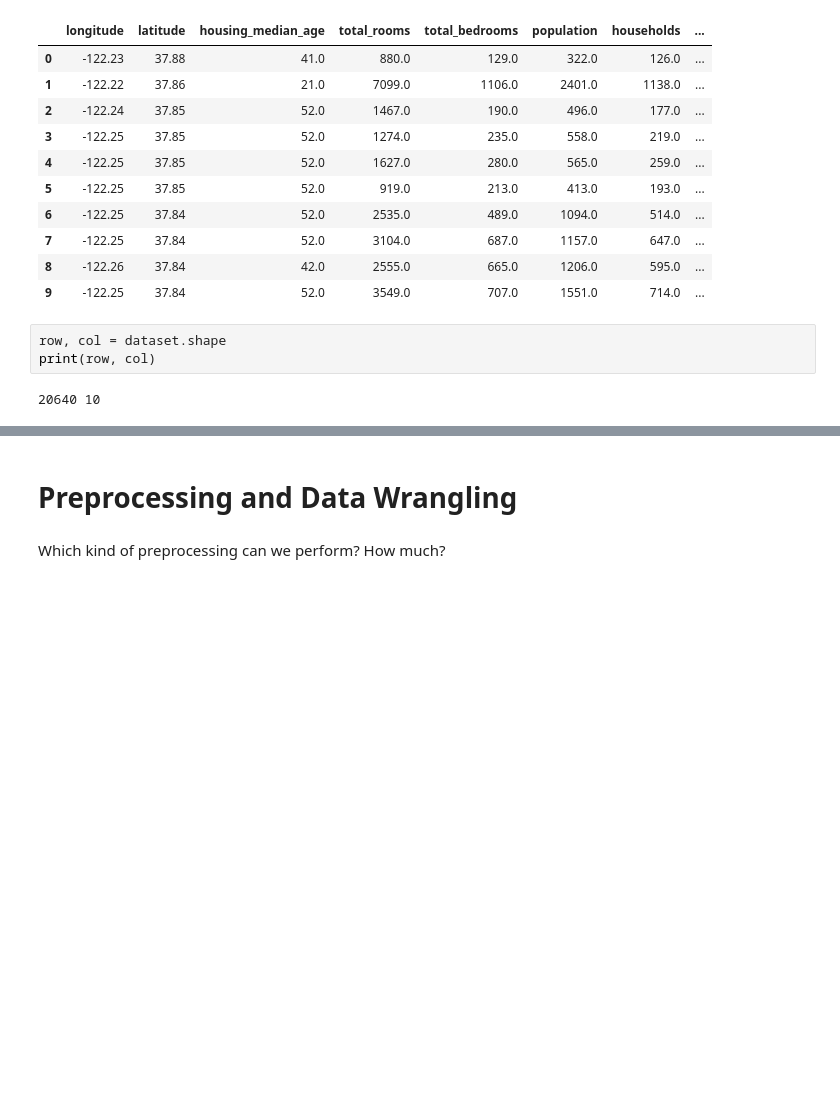
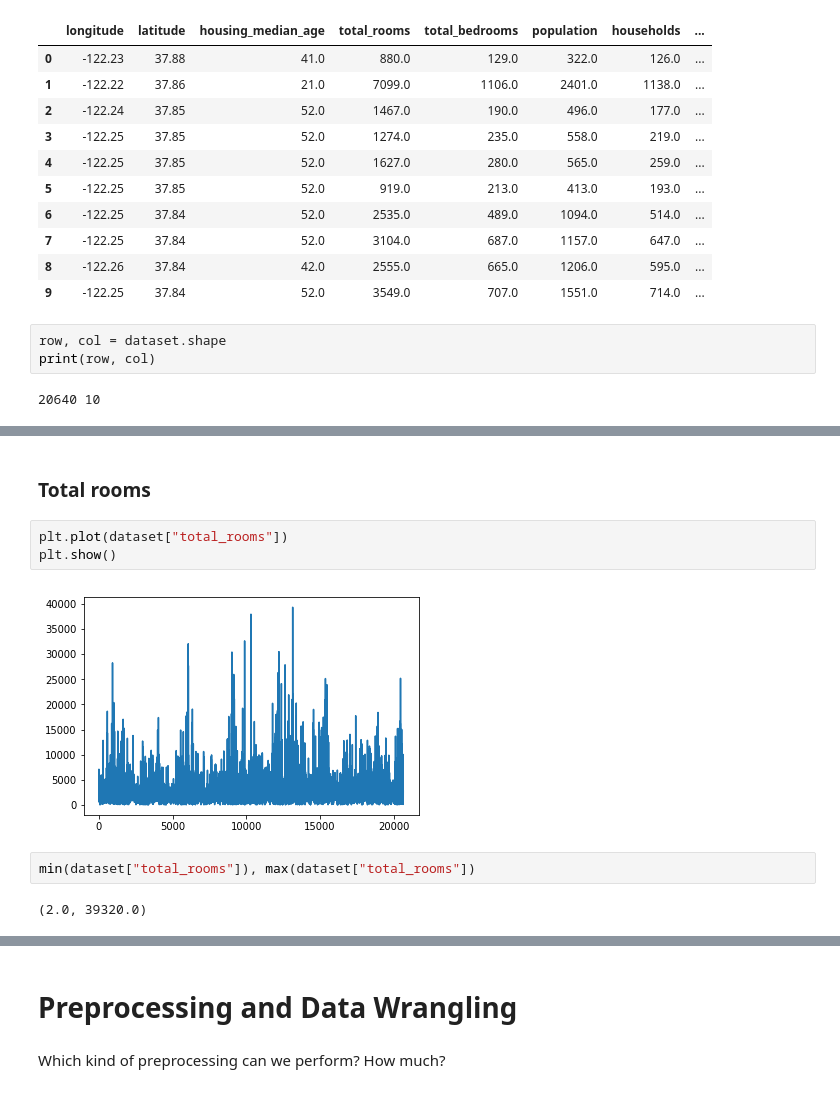
Before and after one commit to iamgiolaga/ridge-regression, a Jupyter notebook: 00_preprocessing.ipynb, the cells around one changed output, grey strips where cells are left out. Drawn from its saved outputs; the diff is of its cells as text; blank space fills up the shorter version.

```diff
--- a/00_preprocessing.ipynb
+++ b/00_preprocessing.ipynb
@@ -28,0 +64,11 @@ print(row, col)
+# %% [markdown]
+### Total rooms
+# %%
+plt.plot(dataset["total_rooms"])
+plt.show()
+# %% [output]
+[figure, added]
+# %%
+min(dataset["total_rooms"]), max(dataset["total_rooms"])
+# %% [output]
+(2.0, 39320.0)
```
Also changed, not shown: parts of 29 cells of this notebook.
